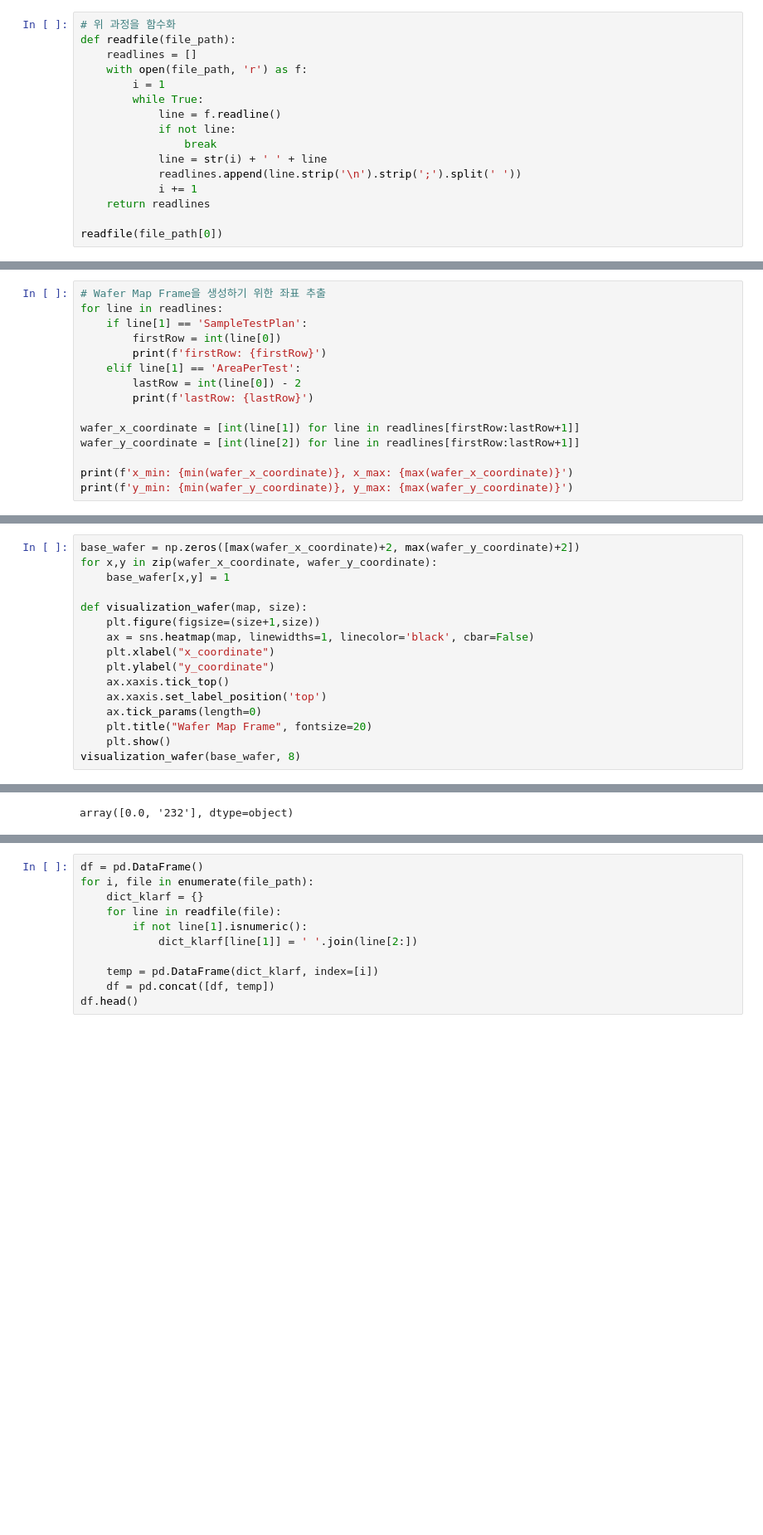
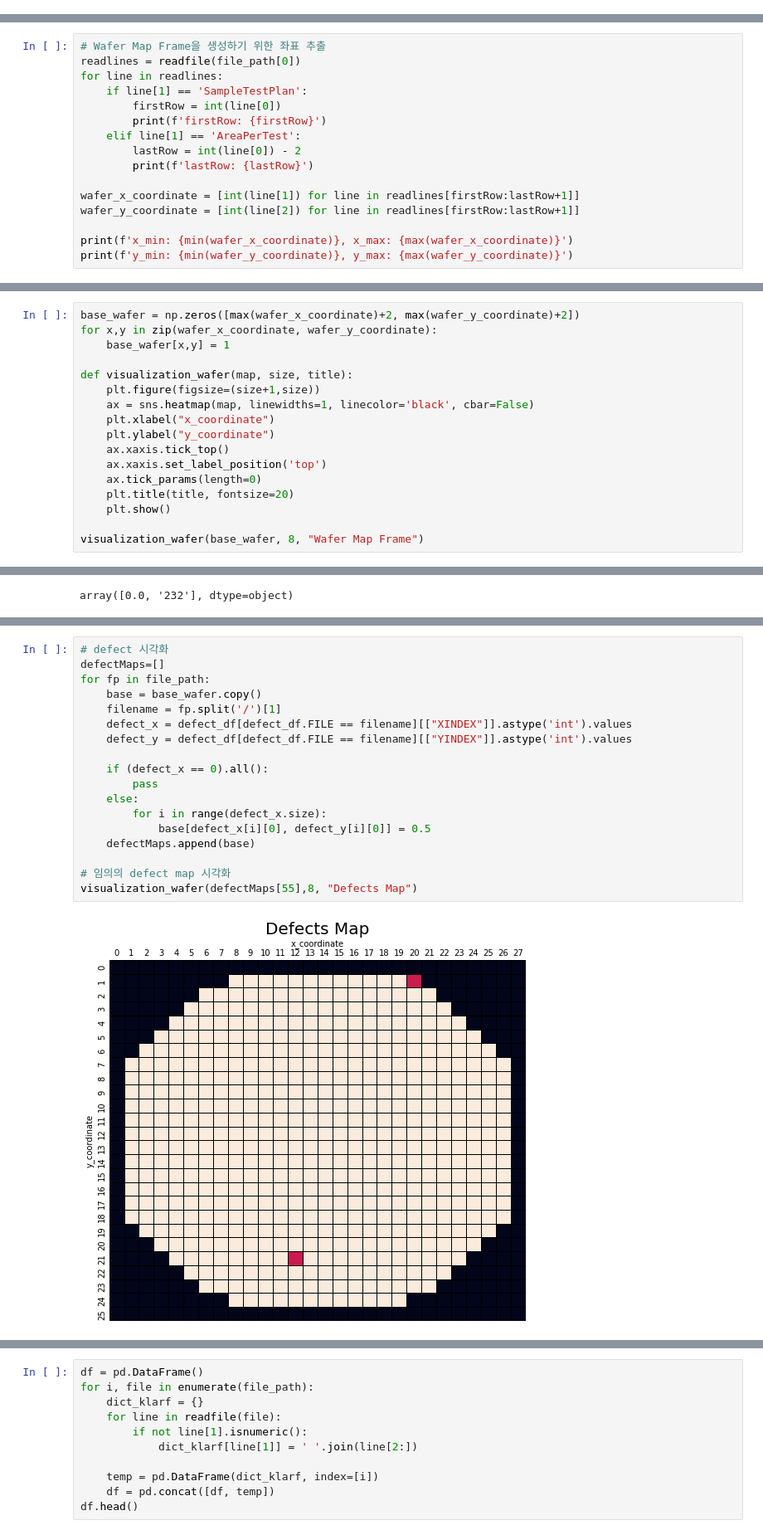
Before and after one commit to Hakseon97/Anomaly_wafer_detection_with_SKhynix, a Jupyter notebook: klarf_parsing.ipynb, the cells around one changed output, grey strips where cells are left out. Shown at 83% size. Drawn from its saved outputs; the diff is of its cells as text; blank space fills up the shorter version.

Commit message:
WEEK 2 MON. Multi-Defects Visualization

```diff
--- a/klarf_parsing.ipynb
+++ b/klarf_parsing.ipynb
@@ -220,16 +222,0 @@ with open(file_path[3], 'r') as f:
-# %%
-# 위 과정을 함수화
-def readfile(file_path):
-    readlines = []
-    with open(file_path, 'r') as f:
-        i = 1
-        while True:
-            line = f.readline()
-            if not line:
-                break
-            line = str(i) + ' ' + line
-            readlines.append(line.strip('\n').strip(';').split(' '))
-            i += 1
-    return readlines
-
-readfile(file_path[0])
@@ -255,6 +224,7 @@ readfile(file_path[0])
 ### Wafer Map Visuallization
 # %%
 # Wafer Map Frame을 생성하기 위한 좌표 추출
+readlines = readfile(file_path[0])
 for line in readlines:
     if line[1] == 'SampleTestPlan':
         firstRow = int(line[0])
@@ -278,7 +248,7 @@ base_wafer = np.zeros([max(wafer_x_coordinate)+2, max(wafer_y_coordinate)+2])
 for x,y in zip(wafer_x_coordinate, wafer_y_coordinate):
     base_wafer[x,y] = 1
 
-def visualization_wafer(map, size):
+def visualization_wafer(map, size, title):
     plt.figure(figsize=(size+1,size))
     ax = sns.heatmap(map, linewidths=1, linecolor='black', cbar=False)
     plt.xlabel("x_coordinate")
@@ -286,9 +256,10 @@ def visualization_wafer(map, size):
     ax.xaxis.tick_top()
     ax.xaxis.set_label_position('top')
     ax.tick_params(length=0)
-    plt.title("Wafer Map Frame", fontsize=20)
+    plt.title(title, fontsize=20)
     plt.show()
-visualization_wafer(base_wafer, 8)
+
+visualization_wafer(base_wafer, 8, "Wafer Map Frame")
 # %% [output]
 [figure]
 # %%
@@ -415,0 +395,20 @@ visualization_wafer(waferMap,8)
+# %%
+# defect 시각화
+defectMaps=[]
+for fp in file_path:
+    base = base_wafer.copy()
+    filename = fp.split('/')[1]
+    defect_x = defect_df[defect_df.FILE == filename][["XINDEX"]].astype('int').values
+    defect_y = defect_df[defect_df.FILE == filename][["YINDEX"]].astype('int').values
+
+    if (defect_x == 0).all():
+        pass
+    else:
+        for i in range(defect_x.size):
+            base[defect_x[i][0], defect_y[i][0]] = 0.5
+    defectMaps.append(base)
+
+# 임의의 defect map 시각화
+visualization_wafer(defectMaps[55],8, "Defects Map")
+# %% [output]
+[figure, added]
```
Also changed, not shown: parts of 6 cells of this notebook.
